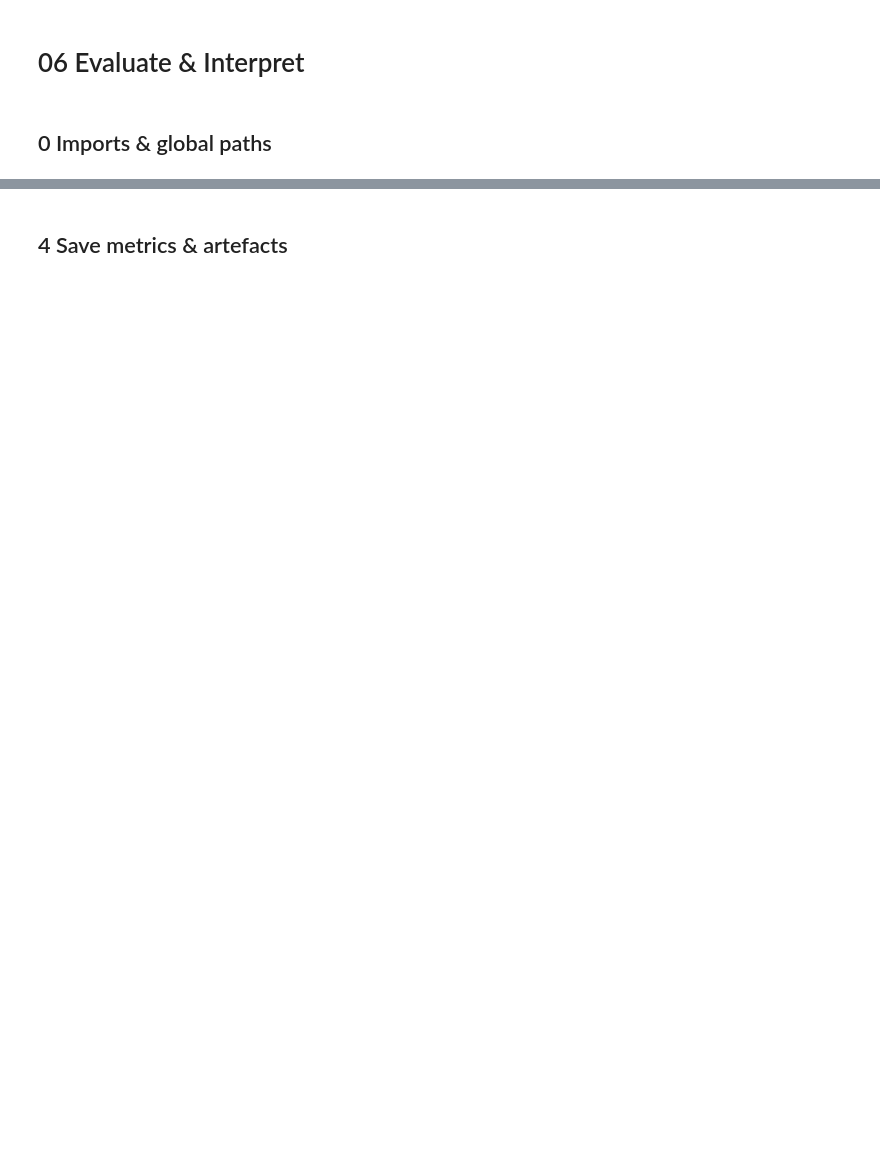
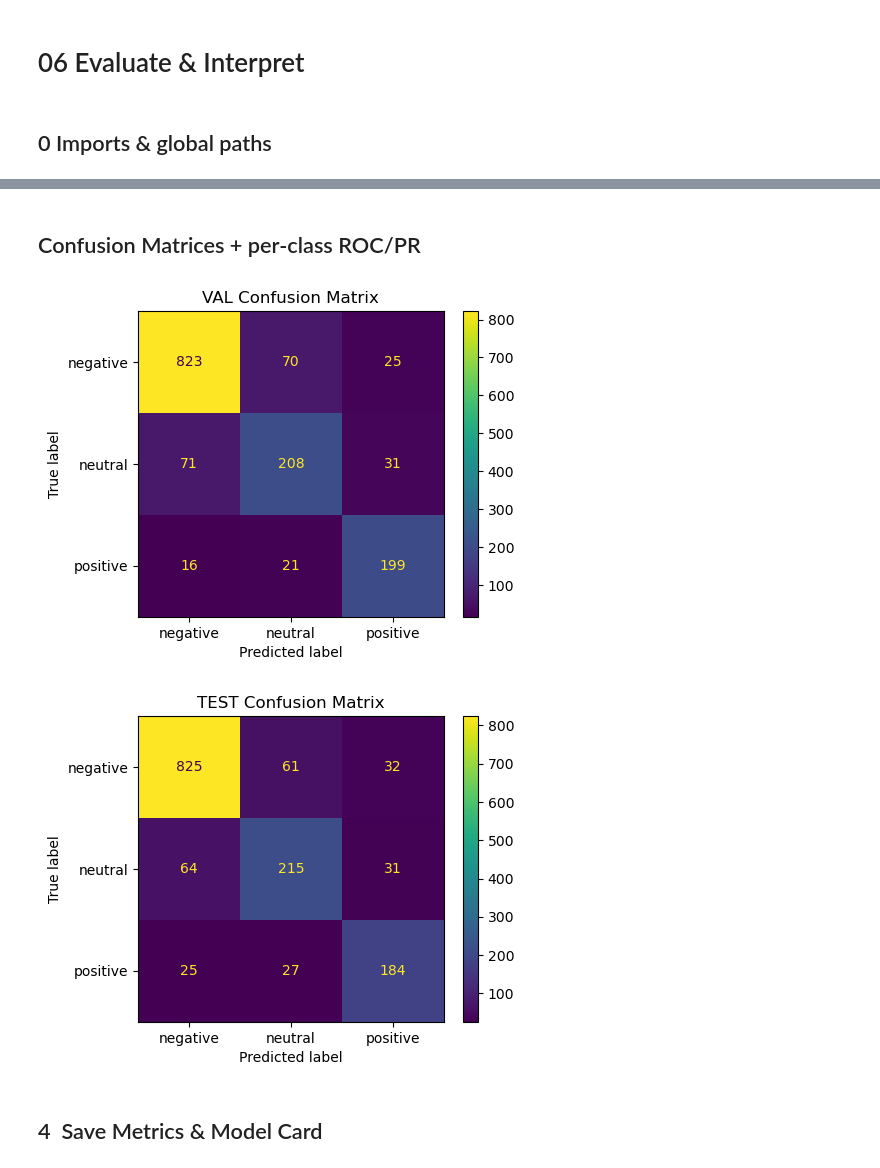
Before and after one commit to justin-castillo/twitter-airline-analysis, a Jupyter notebook: notebooks/06_evaluate_interpret.ipynb, the cells around one changed output, grey strips where cells are left out. Cells and saved outputs as stored; diff of their text form; code cells hidden in the pictures; blank space fills up the shorter version.

```diff
--- a/notebooks/06_evaluate_interpret.ipynb
+++ b/notebooks/06_evaluate_interpret.ipynb
@@ -55,10 +39,0 @@ KeyError: 'clean_text'
-# %%
-# ===== 2 Load Fine‑Tuned Model ==========================================
-tokenizer = AutoTokenizer.from_pretrained(MODEL_DIR, local_files_only=True)
-model     = AutoModelForSequenceClassification.from_pretrained(
-               MODEL_DIR, local_files_only=True
-           ).eval()
-
-label_map   = model.config.id2label
-num_labels  = len(label_map)
-label_map
@@ -68,0 +40,12 @@ label_map
+# %%
+# %% 1 Load validation / test splits ─────────────────────────────────
+def _load_xy_split(split: str):
+    X = pd.read_feather(DATA_DIR / f"X_{split}.ftr")["text"]
+    y = pd.read_feather(DATA_DIR / f"y_{split}.ftr")["label"]
+    return X.reset_index(drop=True), y.reset_index(drop=True)
+
+X_val,  y_val  = _load_xy_split("val")
+X_test, y_test = _load_xy_split("test")
+
+for name, X, y in [("val", X_val, y_val), ("test", X_test, y_test)]:
+    print(f"{name:4} rows: {len(X):,} | label dist:\n{y.value_counts()}\n")
@@ -162,3 +127,31 @@ for split, y_true, y_prob, y_hat in [
+# %% [markdown]
+## Confusion Matrices + per‑class ROC/PR
+# %%
+# %% 3 Plots: Confusion Matrix (val & test) ──────────────────────────
+FIG_DIR = REPORTS_DIR / "figs_eval"
+FIG_DIR.mkdir(parents=True, exist_ok=True)
+
+for split, y_true_ids, y_pred_ids in [
+    ("val",  y_val_ids,  y_val_pred),
+    ("test", y_test_ids, y_test_pred),
+]:
+    fig, ax = plt.subplots(figsize=(5, 4))
+    ConfusionMatrixDisplay.from_predictions(
+        y_true_ids,
+        y_pred_ids,
+        labels=list(label_map.keys()),         # integer IDs 0‑2
+        display_labels=list(label_map.values()),  # 'negative', 'neutral', 'positive'
+        cmap="viridis",
+        ax=ax,
+        colorbar=True,
+    )
+    ax.set_title(f"{split.upper()} Confusion Matrix")
+    plt.tight_layout()
+    plt.savefig(FIG_DIR / f"cm_{split}.png", dpi=150)
+    plt.show()
+# %% [output]
+[figure, added]
+[figure, added]
 # %% [markdown]
-## 4 Save metrics & artefacts
+## 4  Save Metrics & Model Card
 # %%
```
Also changed, not shown: parts of 17 cells of this notebook, 5 other files.
